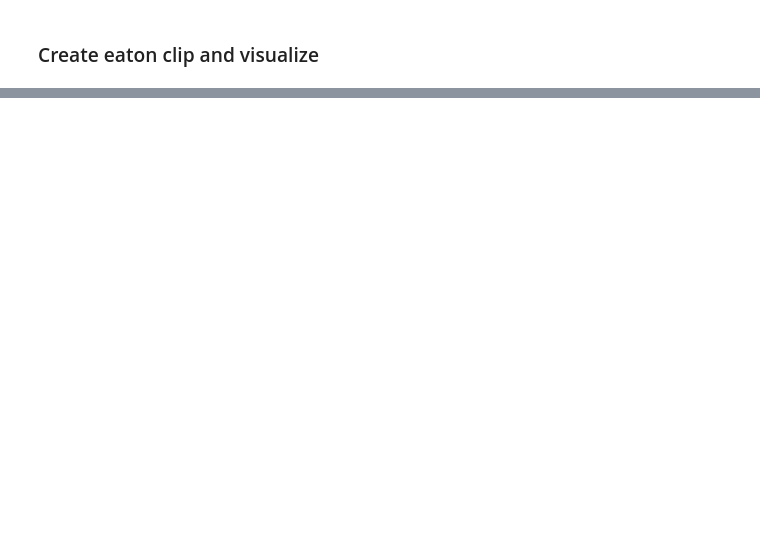
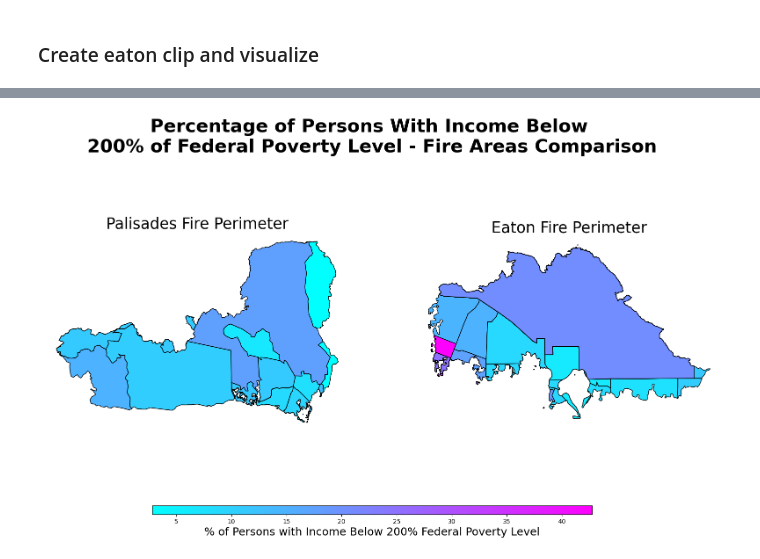
Before and after one commit to kaimorquecho/eds220-hwk4, a Jupyter notebook: eaton-palisades-fires-EJI-Kaiju-Morquecho.ipynb, the cells around one changed output, grey strips where cells are left out. Cells and saved outputs as stored; diff of their text form; code cells hidden in the pictures; blank space fills up the shorter version.

```diff
--- a/eaton-palisades-fires-EJI-Kaiju-Morquecho.ipynb
+++ b/eaton-palisades-fires-EJI-Kaiju-Morquecho.ipynb
@@ -230,0 +254,48 @@ plt.show()
+# %%
+fig, (ax1, ax2) = plt.subplots(1, 2, figsize=(20, 10))
+
+# Make an object for the variable of interest, which I've chosen to be E_POV200 (Percentage of persons with income below 200% of the federal poverty level)
+eji_variable = 'E_POV200' # Percentage of persons with income below 200% of the federal poverty level
+
+# Find common min/max for legend range
+vmin = min(palisades_clip[eji_variable].min(), eaton_clip[eji_variable].min())
+vmax = max(palisades_clip[eji_variable].max(), eaton_clip[eji_variable].max())
+
+# Plot census tracts within Palisades perimeter
+palisades_clip.plot(
+    column= eji_variable,
+    vmin=vmin, vmax=vmax,
+    legend=False,
+    cmap = 'cool',
+    ax=ax1,
+    edgecolor='black',
+)
+ax1.set_title('Palisades Fire Perimeter', fontsize=25)
+ax1.axis('off')
+
+# Plot census tracts within Eaton perimeter
+eaton_clip.plot(
+    column=eji_variable,
+    vmin=vmin, vmax=vmax,
+    legend=False,
+    cmap = 'cool',
+    ax=ax2,
+    edgecolor='black',
+)
+ax2.set_title('Eaton Fire Perimeter', fontsize=25)
+ax2.axis('off')
+
+# Add overall title
+fig.suptitle('Percentage of Persons With Income Below \n200% of Federal Poverty Level - Fire Areas Comparison',
+              fontsize=30,
+              weight='bold'
+              )
+
+# Add shared colorbar at the bottom
+sm = plt.cm.ScalarMappable( norm=plt.Normalize(vmin=vmin, vmax=vmax), cmap ='cool')
+cbar_ax = fig.add_axes([0.25, 0.08, 0.5, 0.02])  # [left, bottom, width, height]
+cbar = fig.colorbar(sm, cax=cbar_ax, orientation='horizontal')
+cbar.set_label('% of Persons with Income Below 200% Federal Poverty Level', fontsize=18)
+plt.show()
+# %% [output]
+[figure, added]
```
Also changed, not shown: parts of 25 cells of this notebook, 1 other file.
